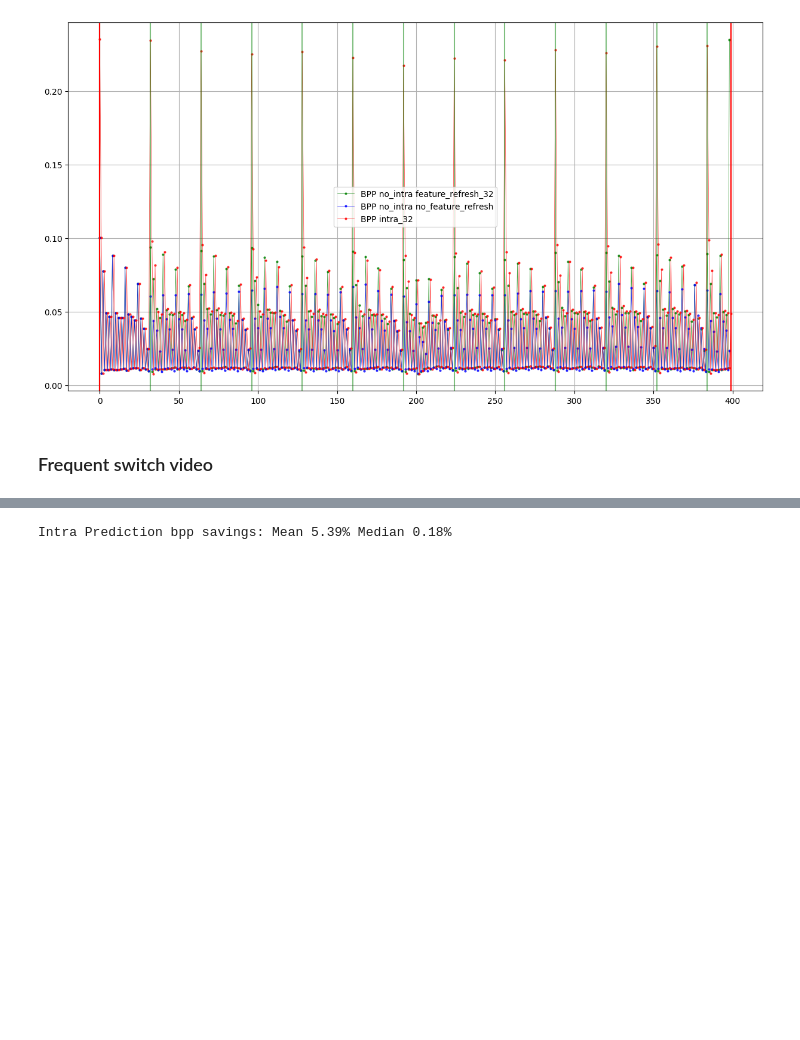
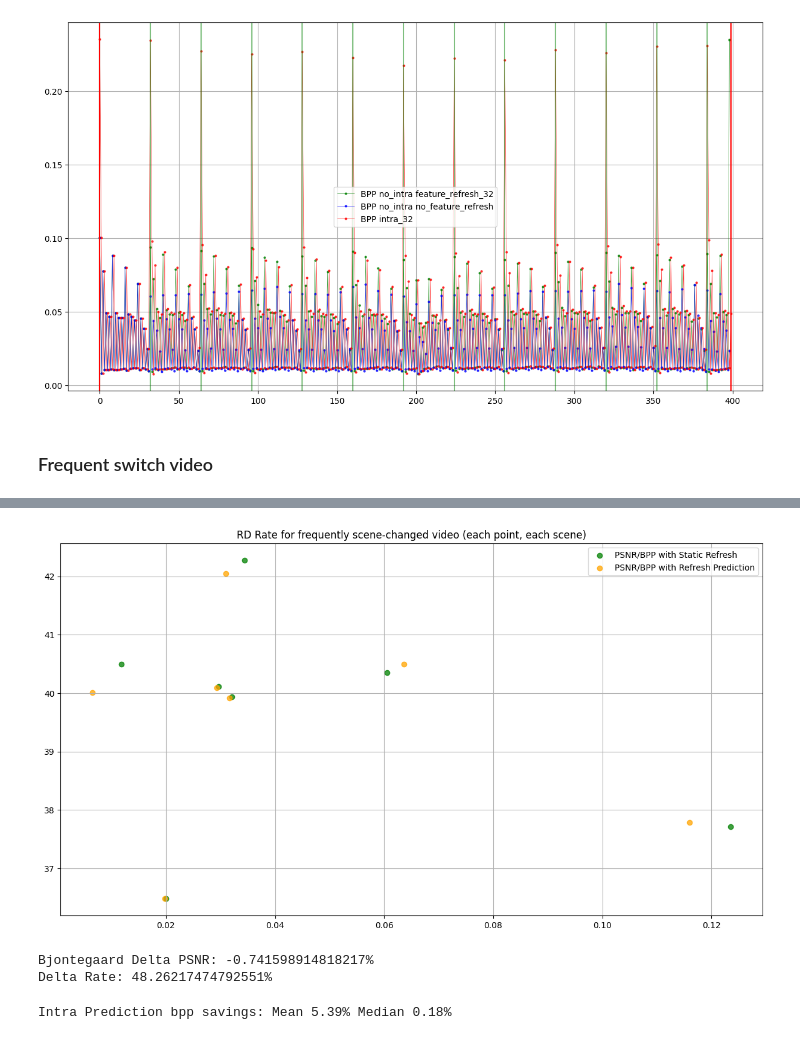
Before and after one commit to Punctuality/DCVC_Dynamic_Intra_Period, a Jupyter notebook: notebooks/explore_results.ipynb, the cells around one changed output, grey strips where cells are left out. Saved outputs shown, nothing was run; the diff lists cells and outputs as text; code cells hidden in the pictures; blank space fills up the shorter version.

```diff
--- a/notebooks/explore_results.ipynb
+++ b/notebooks/explore_results.ipynb
@@ -158,0 +172,26 @@ for idx in ref_points:
+# %%
+def split_by_ref(data, ref_points):
+  start_idx = 0
+  psnr_rates = []
+  bpp_rates = []
+  for idx in ref_points:
+    up_to = idx - 1
+    psnr_rates.append(np.mean(data['frame_psnr'][start_idx:up_to]))
+    bpp_rates.append(np.mean(data['frame_bpp'][start_idx:up_to]))
+    start_idx = idx
+
+  return psnr_rates, bpp_rates
+# %%
+psnr_static, bpp_static = split_by_ref(freq_data, ref_points[1:])
+psnr_pred, bpp_pred = split_by_ref(freq_data_p, ref_points[1:])
+
+plt.figure(figsize=(15, 8))
+plt.grid(True)
+plt.scatter(bpp_static, psnr_static, label = "PSNR/BPP with Static Refresh", marker='o', c = 'g', alpha = 0.75)
+plt.scatter(bpp_pred, psnr_pred, label = "PSNR/BPP with Refresh Prediction", marker='o', c = 'orange', alpha = 0.75)
+plt.legend()
+plt.title("RD Rate for frequently scene-changed video (each point, each scene)")
+
+plt.show()
+# %% [output]
+[figure, added]
@@ -159,3 +251,11 @@ for idx in ref_points:
+# %%
+bd_psnr, _, _ = bj_delta(bpp_static, psnr_static, bpp_pred, psnr_pred, mode=0)
+bd_rate, _, _ = bj_delta(bpp_static, psnr_static, bpp_pred, psnr_pred, mode=1)
+
+print("Bjontegaard Delta PSNR: {}%\nDelta Rate: {}%".format(bd_psnr, bd_rate))
+# %% [output]
+Bjontegaard Delta PSNR: -0.741598914818217%
+Delta Rate: 48.26217474792551%
 # %%
 # calculate savings for BPP
 
```
Also changed, not shown: parts of 15 cells of this notebook, 6 other files.
